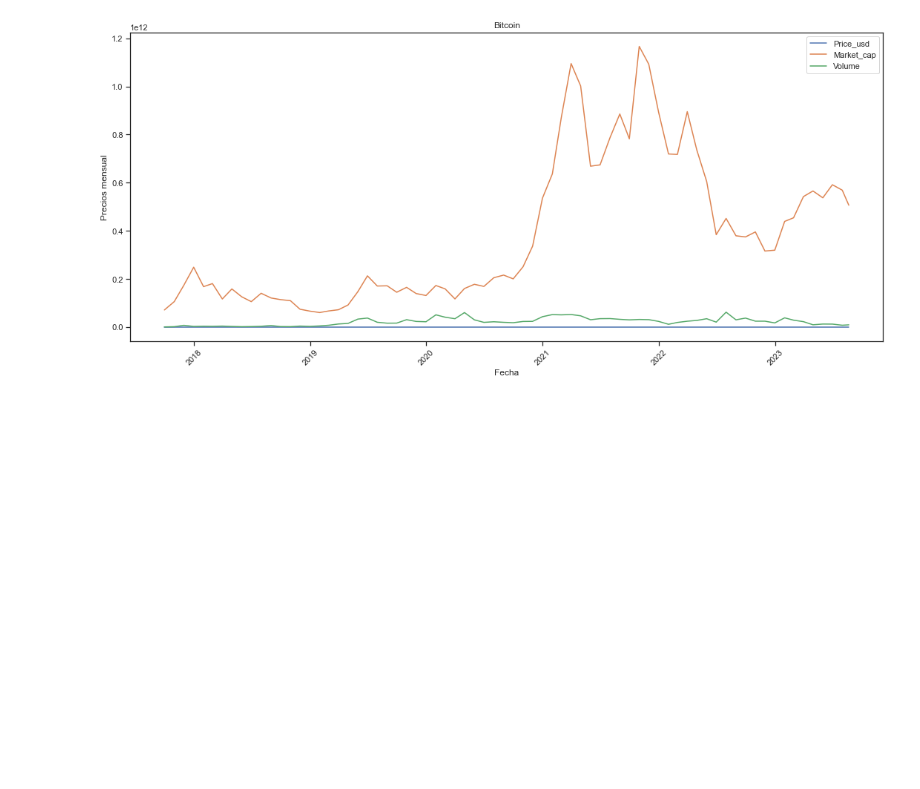
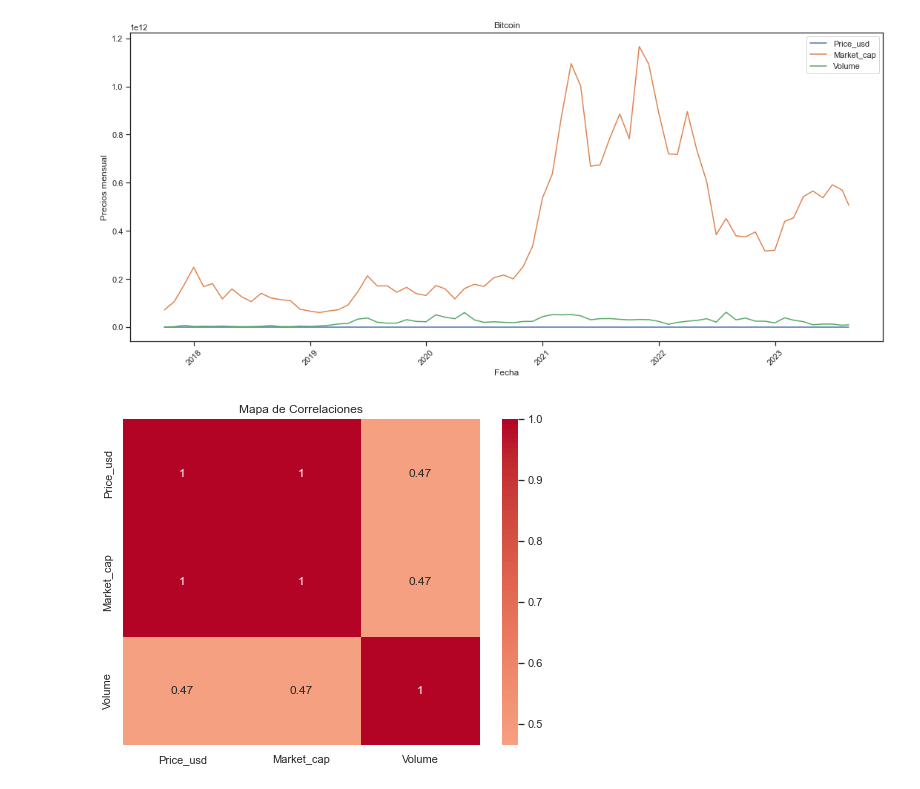
Before and after one commit to Galo0000/Analitics_Proyect_Cryptocurrency, a Jupyter notebook: EDA.ipynb, the cells around one changed output. Drawn from its saved outputs; the diff is of its cells as text; code cells hidden in the pictures; blank space fills up the shorter version.

```diff
--- a/EDA.ipynb
+++ b/EDA.ipynb
@@ -72,3 +72,11 @@ plt.tight_layout()
 plt.show()
 # %% [output]
 [figure]
+# %%
+sns.set(style="white")
+plt.figure(figsize=(8, 6))
+sns.heatmap(df_BTC.corr(), annot=True, cmap="coolwarm", center=0)
+plt.title("Mapa de Correlaciones")
+plt.show()
+# %% [output]
+[figure, added]
```
Also changed, not shown: parts of 7 cells of this notebook.
